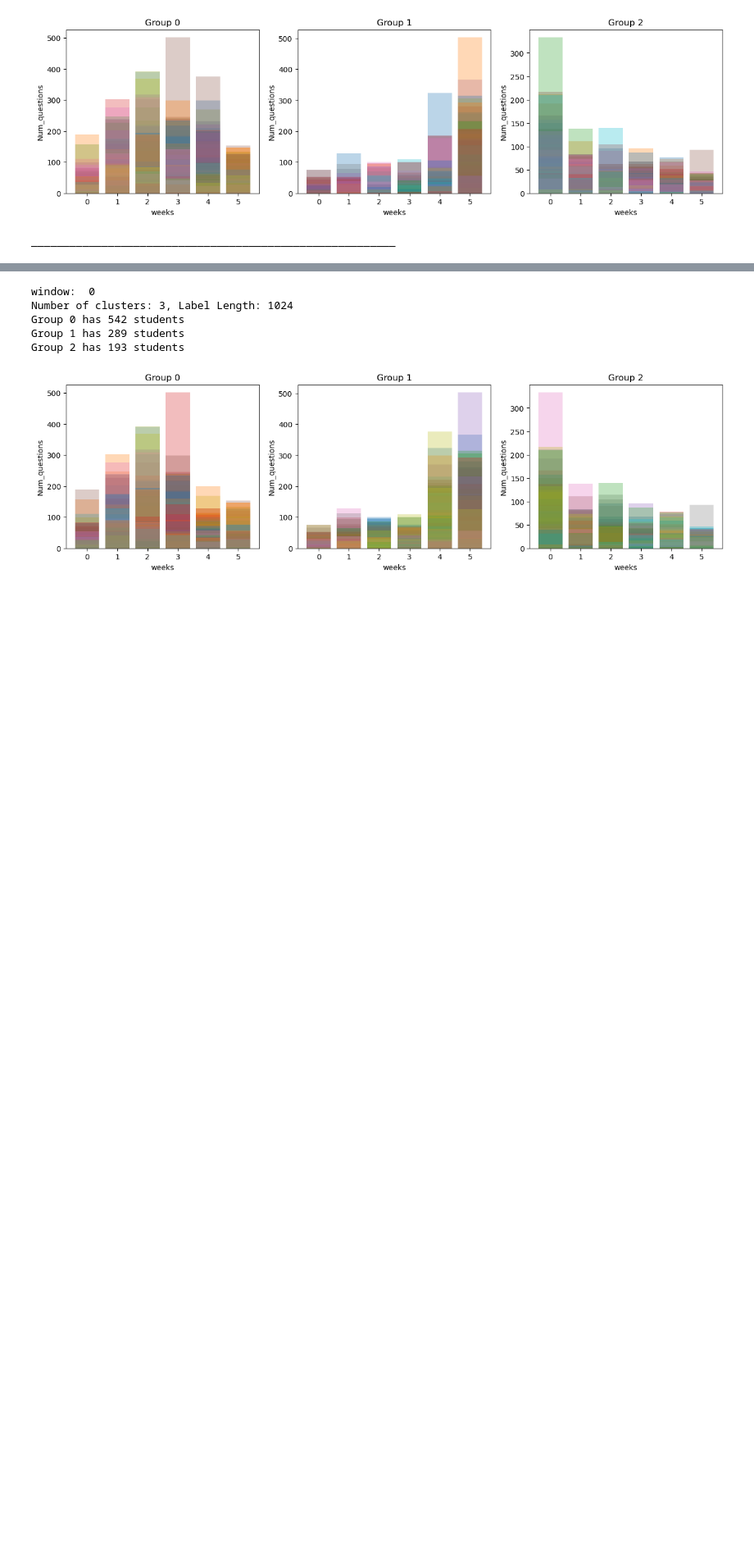
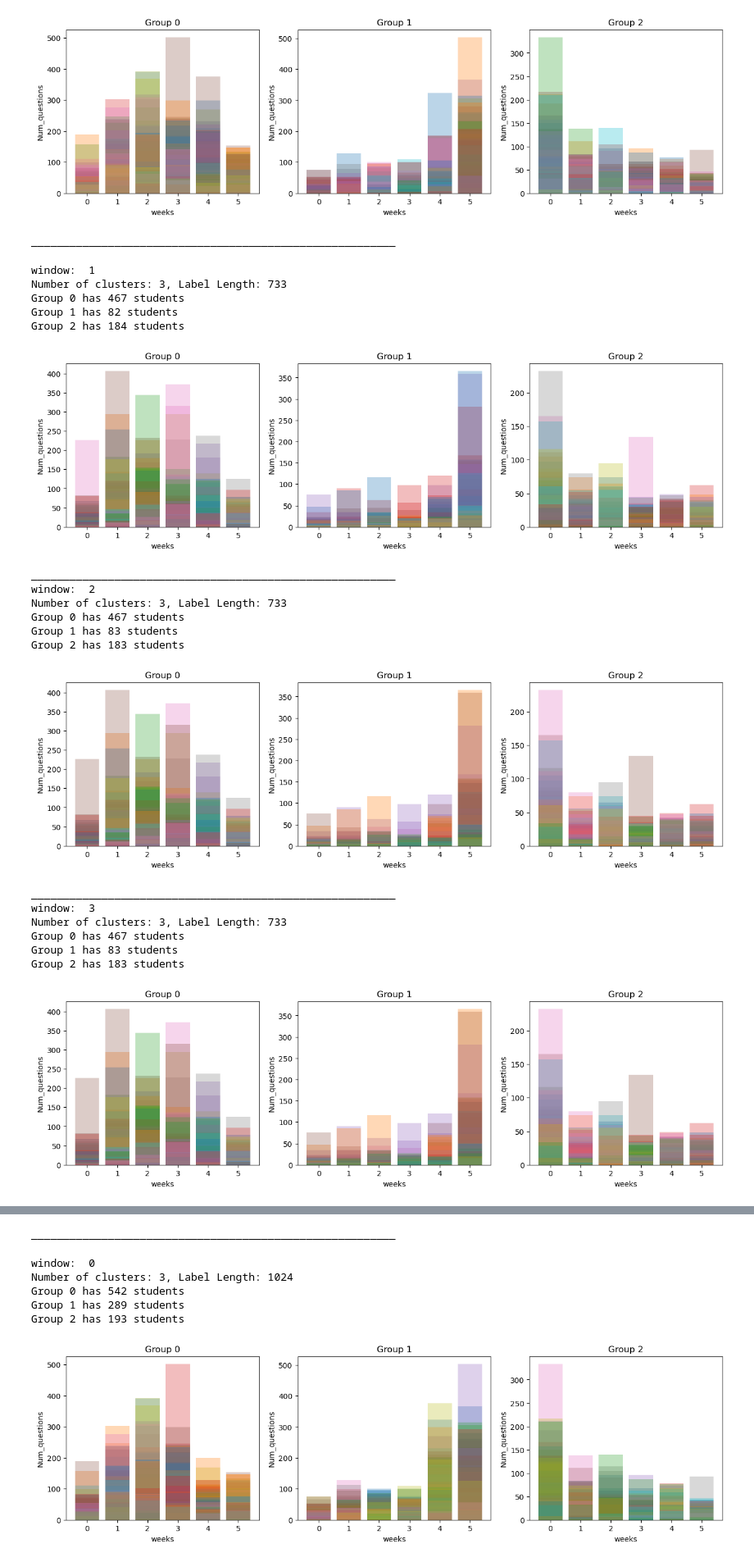
Before and after one commit to ML4BD/final-submission-uclumasa, a Jupyter notebook: lernnavi_clustering_efforts.ipynb, the cells around one changed output, grey strips where cells are left out. Shown at 82% size. Cells and saved outputs as stored; diff of their text form; code cells hidden in the pictures; blank space fills up the shorter version.

```diff
--- a/lernnavi_clustering_efforts.ipynb
+++ b/lernnavi_clustering_efforts.ipynb
@@ -181,14 +288,15 @@ Group 3 has 489 students
 # %%
+#GERMAN
 gamma = 5
 k = 3
 for window in windows:
     if window == 0: continue
     print("window: ", window)
-    D = D_for_window[window]
+    D = D_for_window_german[window]
     S = cluster.get_affinity_matrix(D, gamma)
     W = cluster.get_adjacency(S)
     kmeans, proj_X, eigenvals_sorted = cluster.spectral_clustering(W, k)
-    cluster.visualize_clusters(get_original_rows(user_ids, kmeans.labels_, mastery_df_german, 6), kmeans.labels_, 6)
+    cluster.visualize_clusters(get_original_rows(user_ids_german, kmeans.labels_, mastery_df_german, 6), kmeans.labels_, 6)
     print("_________________________________________________________")
 # %% [output]
 window:  1
@@ -233,3 +341,37 @@ Group 1 has 165 students
 Group 2 has 190 students
 [figure]
 _________________________________________________________
+# %%
+#MATH
+gamma = 5
+k = 3
+for window in windows:
+    if window == 0: continue
+    print("window: ", window)
+    D = D_for_window_math[window]
+    S = cluster.get_affinity_matrix(D, gamma)
+    W = cluster.get_adjacency(S)
+    kmeans, proj_X, eigenvals_sorted = cluster.spectral_clustering(W, k)
+    cluster.visualize_clusters(get_original_rows(user_ids_math, kmeans.labels_, mastery_df_math, 6), kmeans.labels_, 6)
+    print("_________________________________________________________")
+# %% [output]
+window:  1
+Number of clusters: 3, Label Length: 733
+Group 0 has 467 students
+Group 1 has 82 students
+Group 2 has 184 students
+[figure, added]
+_________________________________________________________
+window:  2
+Number of clusters: 3, Label Length: 733
+Group 0 has 467 students
+Group 1 has 83 students
+Group 2 has 183 students
+[figure, added]
+_________________________________________________________
+window:  3
+Number of clusters: 3, Label Length: 733
+Group 0 has 467 students
+Group 1 has 83 students
+Group 2 has 183 students
+[figure, added]
@@ -236 +399,2 @@ _________________________________________________________
+_________________________________________________________
 # %%
```
Also changed, not shown: parts of 25 cells of this notebook.
